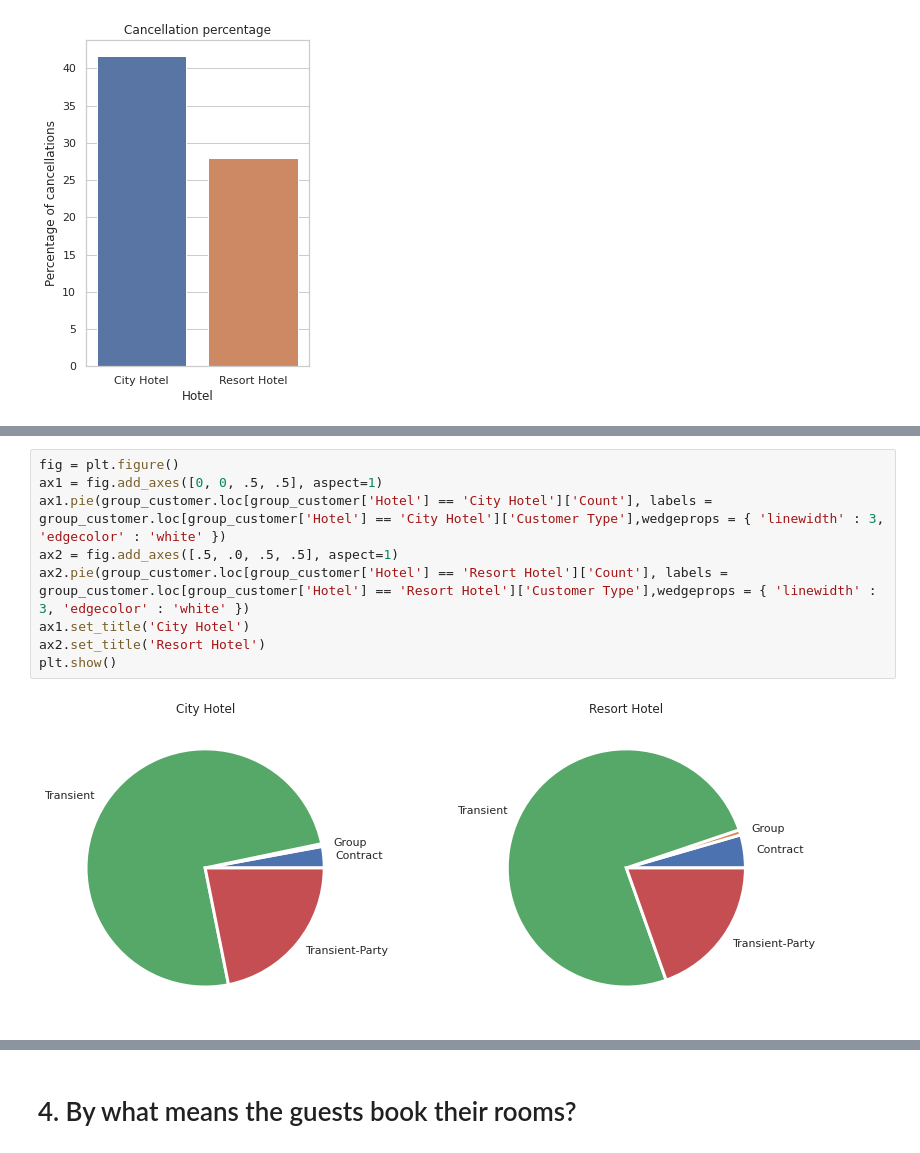
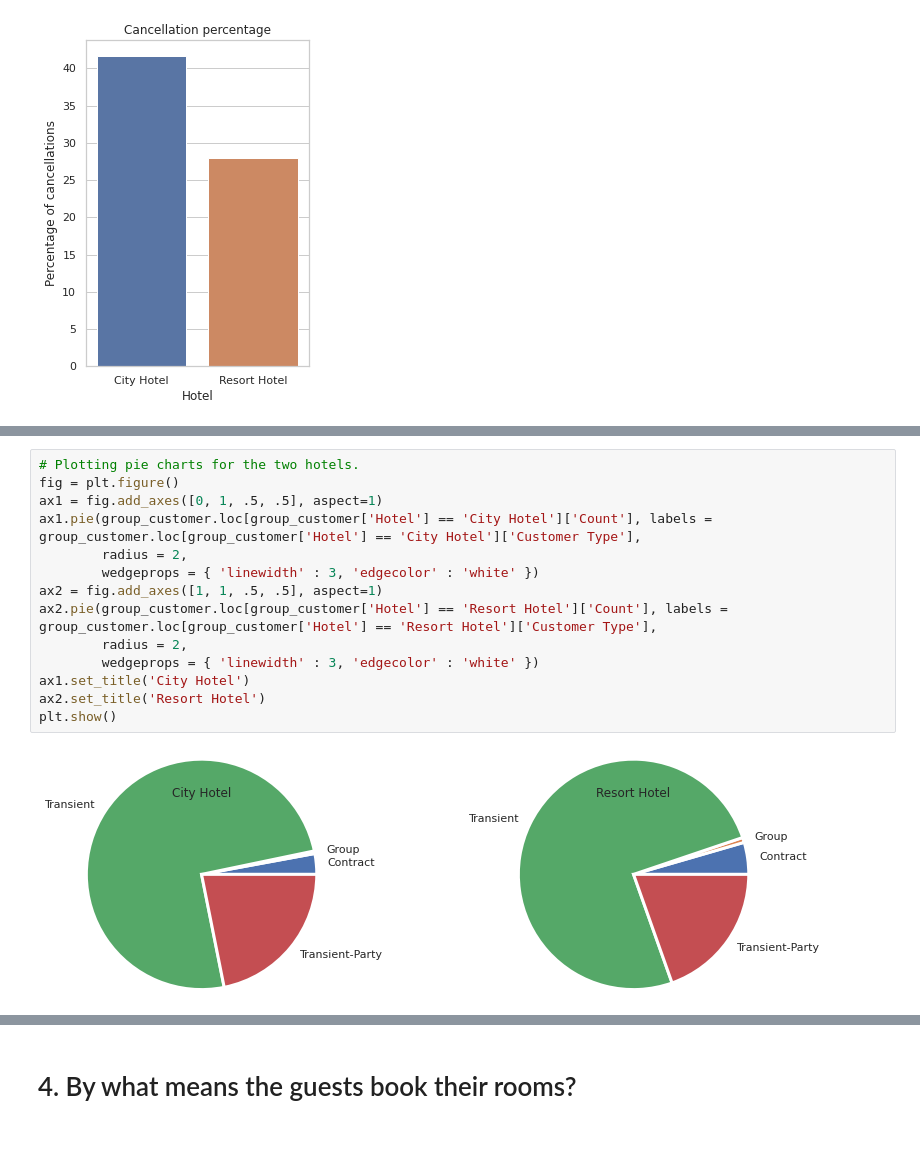
Before and after one commit to manm0han/hotel-booking-eda, a Jupyter notebook: Manmohan_Madhu_Hotel_Booking_Analysis_Capstone_Project.ipynb, the cells around one changed output, grey strips where cells are left out. Cells and saved outputs as stored; diff of their text form.

```diff
--- a/Manmohan_Madhu_Hotel_Booking_Analysis_Capstone_Project.ipynb
+++ b/Manmohan_Madhu_Hotel_Booking_Analysis_Capstone_Project.ipynb
@@ -335,14 +334,19 @@ Name: Count, dtype: int64
 # %%
+# Plotting pie charts for the two hotels.
 fig = plt.figure()
-ax1 = fig.add_axes([0, 0, .5, .5], aspect=1)
-ax1.pie(group_customer.loc[group_customer['Hotel'] == 'City Hotel']['Count'], labels = group_customer.loc[group_customer['Hotel'] == 'City Hotel']['Customer Type'],wedgeprops = { 'linewidth' : 3, 'edgecolor' : 'white' })
-ax2 = fig.add_axes([.5, .0, .5, .5], aspect=1)
-ax2.pie(group_customer.loc[group_customer['Hotel'] == 'Resort Hotel']['Count'], labels = group_customer.loc[group_customer['Hotel'] == 'Resort Hotel']['Customer Type'],wedgeprops = { 'linewidth' : 3, 'edgecolor' : 'white' })
+ax1 = fig.add_axes([0, 1, .5, .5], aspect=1)
+ax1.pie(group_customer.loc[group_customer['Hotel'] == 'City Hotel']['Count'], labels = group_customer.loc[group_customer['Hotel'] == 'City Hotel']['Customer Type'],
+        radius = 2,
+        wedgeprops = { 'linewidth' : 3, 'edgecolor' : 'white' })
+ax2 = fig.add_axes([1, 1, .5, .5], aspect=1)
+ax2.pie(group_customer.loc[group_customer['Hotel'] == 'Resort Hotel']['Count'], labels = group_customer.loc[group_customer['Hotel'] == 'Resort Hotel']['Customer Type'],
+        radius = 2,
+        wedgeprops = { 'linewidth' : 3, 'edgecolor' : 'white' })
 ax1.set_title('City Hotel')
 ax2.set_title('Resort Hotel')
 plt.show()
 # %% [output]
-[figure, old version]
+[figure, new version]
 # %% [markdown]
 The above categories mean:
 
```
Also changed, not shown: parts of 39 cells of this notebook.
